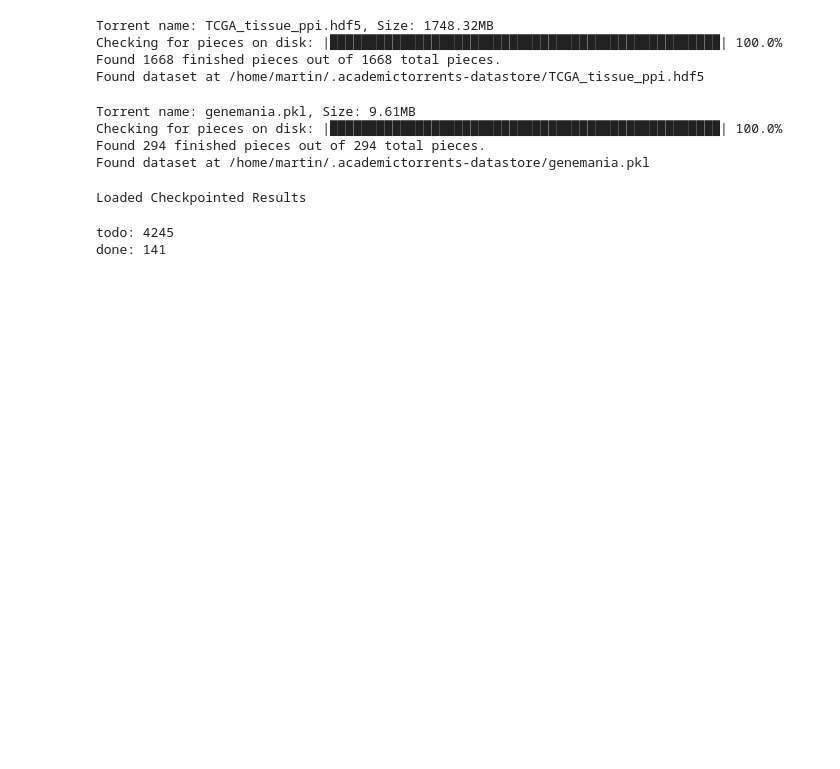
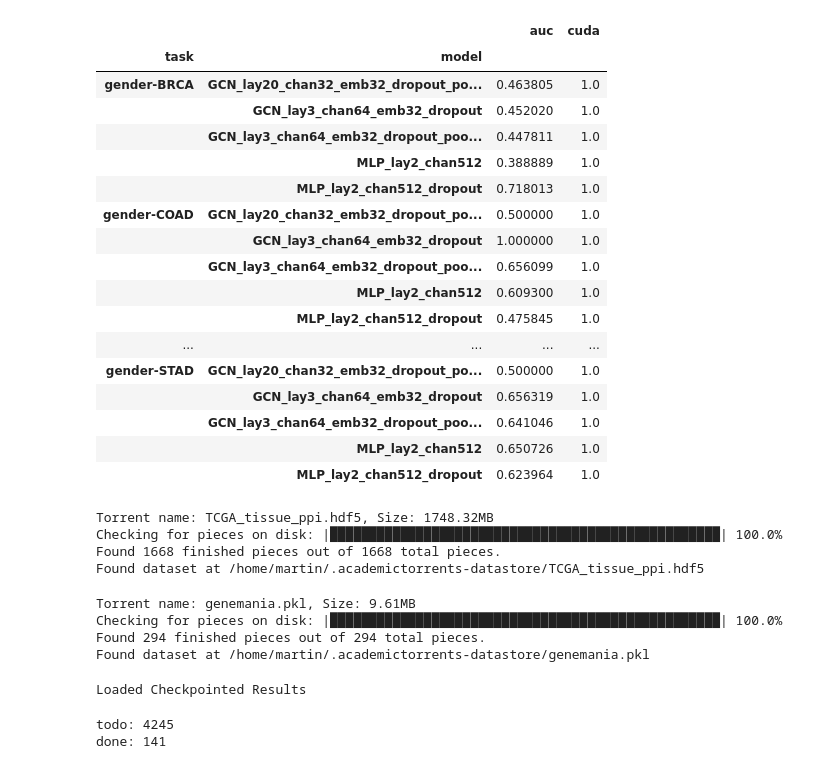
Before and after one commit to mila-iqia/gene-graph-conv, a Jupyter notebook: clinical-tasks.ipynb, the cells around one changed output. Saved outputs shown, nothing was run; the diff lists cells and outputs as text; code cells hidden in the pictures; blank space fills up the shorter version.

```diff
--- a/clinical-tasks.ipynb
+++ b/clinical-tasks.ipynb
@@ -30,7 +30,26 @@ from models.models import MLP, GCN, SLR
 %load_ext autoreload
 %autoreload 2
 # %%
-#results.groupby(["seed", "model"]).mean()
+results.groupby(["task", "model"]).mean()
+# %% [output]
+|  |  | auc | cuda |
+| task | model |  |  |
+| gender-BRCA | GCN_lay20_chan32_emb32_dropout_po... | 0.463805 | 1.0 |
+|  | GCN_lay3_chan64_emb32_dropout | 0.452020 | 1.0 |
+|  | GCN_lay3_chan64_emb32_dropout_poo... | 0.447811 | 1.0 |
+|  | MLP_lay2_chan512 | 0.388889 | 1.0 |
+|  | MLP_lay2_chan512_dropout | 0.718013 | 1.0 |
+| gender-COAD | GCN_lay20_chan32_emb32_dropout_po... | 0.500000 | 1.0 |
+|  | GCN_lay3_chan64_emb32_dropout | 1.000000 | 1.0 |
+|  | GCN_lay3_chan64_emb32_dropout_poo... | 0.656099 | 1.0 |
+|  | MLP_lay2_chan512 | 0.609300 | 1.0 |
+|  | MLP_lay2_chan512_dropout | 0.475845 | 1.0 |
+| ... | ... | ... | ... |
+| gender-STAD | GCN_lay20_chan32_emb32_dropout_po... | 0.500000 | 1.0 |
+|  | GCN_lay3_chan64_emb32_dropout | 0.656319 | 1.0 |
+|  | GCN_lay3_chan64_emb32_dropout_poo... | 0.641046 | 1.0 |
+|  | MLP_lay2_chan512 | 0.650726 | 1.0 |
+|  | MLP_lay2_chan512_dropout | 0.623964 | 1.0 |
 # %%
 tcga = TCGADataset()
 task_ids = taskloader.get_all_tasks(tcga)
```
Also changed, not shown: parts of 1 cell of this notebook, 1 other file.
